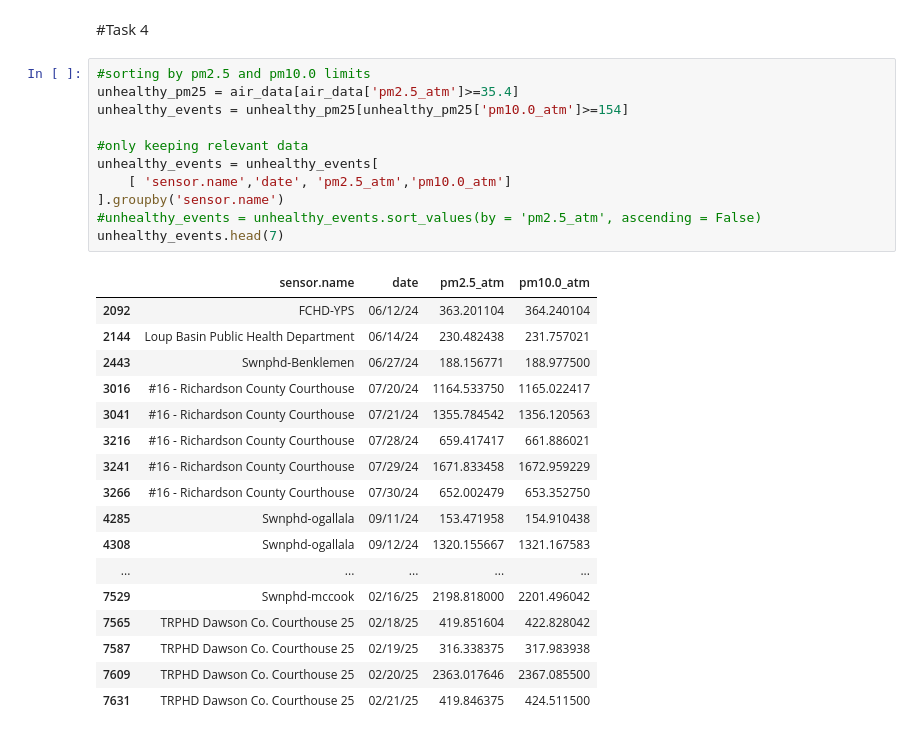
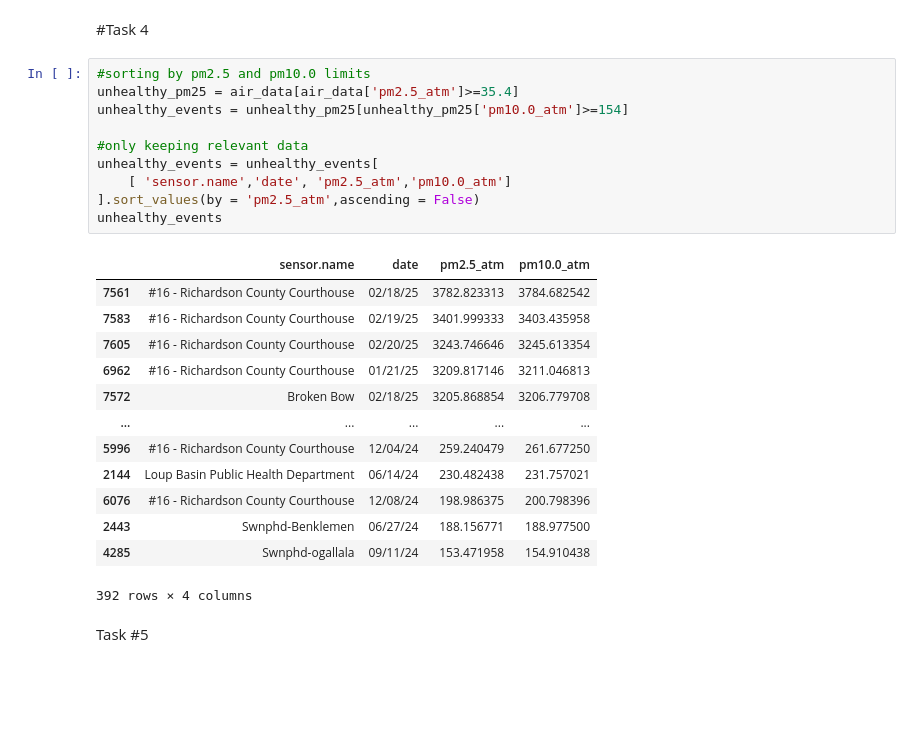
Before and after one commit to TessaS12/Project-1, a Jupyter notebook: CIVE202_P1Final_TessaSoukup.ipynb, the cells around one changed output. Cells and saved outputs as stored; diff of their text form; blank space fills up the shorter version.

```diff
--- a/CIVE202_P1Final_TessaSoukup.ipynb
+++ b/CIVE202_P1Final_TessaSoukup.ipynb
@@ -115,29 +170,26 @@ pivot_stats3
 # %%
 #sorting by pm2.5 and pm10.0 limits
 unhealthy_pm25 = air_data[air_data['pm2.5_atm']>=35.4]
 unhealthy_events = unhealthy_pm25[unhealthy_pm25['pm10.0_atm']>=154]
 
 #only keeping relevant data
 unhealthy_events = unhealthy_events[
     [ 'sensor.name','date', 'pm2.5_atm','pm10.0_atm']
-].groupby('sensor.name')
-#unhealthy_events = unhealthy_events.sort_values(by = 'pm2.5_atm', ascending = False)
-unhealthy_events.head(7)
+].sort_values(by = 'pm2.5_atm',ascending = False)
+unhealthy_events
 # %% [output]
 |  | sensor.name | date | pm2.5_atm | pm10.0_atm |
-| 2092 | FCHD-YPS | 06/12/24 | 363.201104 | 364.240104 |
+| 7561 | #16 - Richardson County Courthouse | 02/18/25 | 3782.823313 | 3784.682542 |
+| 7583 | #16 - Richardson County Courthouse | 02/19/25 | 3401.999333 | 3403.435958 |
+| 7605 | #16 - Richardson County Courthouse | 02/20/25 | 3243.746646 | 3245.613354 |
+| 6962 | #16 - Richardson County Courthouse | 01/21/25 | 3209.817146 | 3211.046813 |
+| 7572 | Broken Bow | 02/18/25 | 3205.868854 | 3206.779708 |
+| ... | ... | ... | ... | ... |
+| 5996 | #16 - Richardson County Courthouse | 12/04/24 | 259.240479 | 261.677250 |
 | 2144 | Loup Basin Public Health Department | 06/14/24 | 230.482438 | 231.757021 |
+| 6076 | #16 - Richardson County Courthouse | 12/08/24 | 198.986375 | 200.798396 |
 | 2443 | Swnphd-Benklemen | 06/27/24 | 188.156771 | 188.977500 |
-| 3016 | #16 - Richardson County Courthouse | 07/20/24 | 1164.533750 | 1165.022417 |
-| 3041 | #16 - Richardson County Courthouse | 07/21/24 | 1355.784542 | 1356.120563 |
-| 3216 | #16 - Richardson County Courthouse | 07/28/24 | 659.417417 | 661.886021 |
-| 3241 | #16 - Richardson County Courthouse | 07/29/24 | 1671.833458 | 1672.959229 |
-| 3266 | #16 - Richardson County Courthouse | 07/30/24 | 652.002479 | 653.352750 |
 | 4285 | Swnphd-ogallala | 09/11/24 | 153.471958 | 154.910438 |
-| 4308 | Swnphd-ogallala | 09/12/24 | 1320.155667 | 1321.167583 |
-| ... | ... | ... | ... | ... |
-| 7529 | Swnphd-mccook | 02/16/25 | 2198.818000 | 2201.496042 |
-| 7565 | TRPHD Dawson Co. Courthouse 25 | 02/18/25 | 419.851604 | 422.828042 |
-| 7587 | TRPHD Dawson Co. Courthouse 25 | 02/19/25 | 316.338375 | 317.983938 |
-| 7609 | TRPHD Dawson Co. Courthouse 25 | 02/20/25 | 2363.017646 | 2367.085500 |
-| 7631 | TRPHD Dawson Co. Courthouse 25 | 02/21/25 | 419.846375 | 424.511500 |
+392 rows × 4 columns
+# %% [markdown]
+Task #5
```
Also changed, not shown: parts of 6 cells of this notebook.
